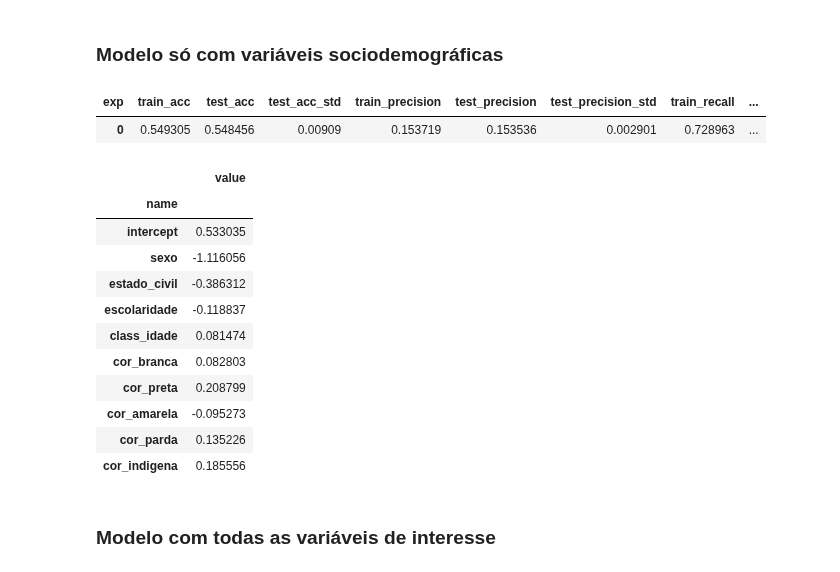
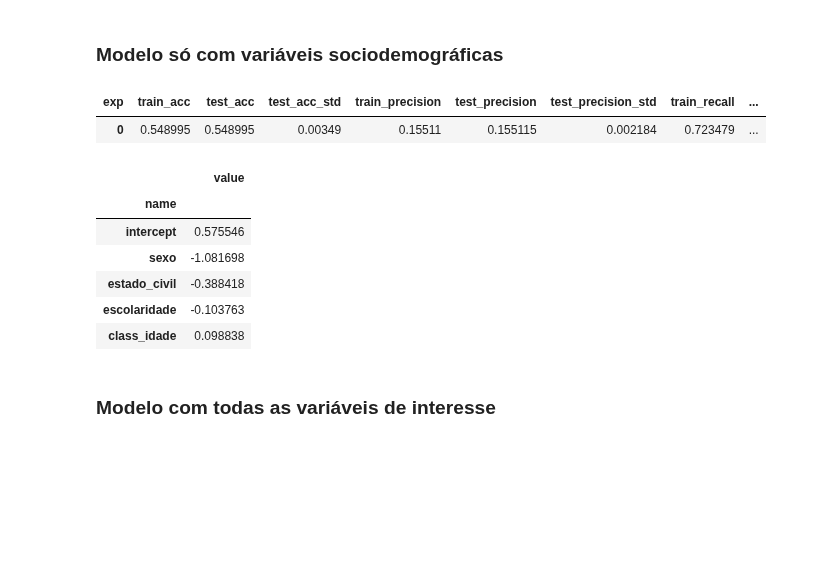
Before and after one commit to datasci4health/projects2023, a Jupyter notebook: DAGroup/notebooks/pns_depression_models.ipynb, the cells around one changed output. Drawn from its saved outputs; the diff is of its cells as text; code cells hidden in the pictures; blank space fills up the shorter version.

```diff
--- a/DAGroup/notebooks/pns_depression_models.ipynb
+++ b/DAGroup/notebooks/pns_depression_models.ipynb
@@ -105,7 +105,7 @@ df['class_imc'] = df.apply(classify_imc, axis=1)
 
 def classify_idade(row):
     value = row['idade']
-    if  20 <= value <= 29:
+    if  18 <= value <= 29:
         return 1
     elif value <= 39:
         return 2
@@ -148,7 +148,7 @@ df = df[df['P005'] != 1.0] #Retirando as grávidas da análise
 df['obesidade'] = np.where(df['class_imc'].isna(), np.nan, np.where(df['class_imc'] >= 4, 1, 0))
 
 # Limitação da análise por idades que se adequam ao PHQ9 baseado no artigo 'Food consumption and depression among Brazilian adults: results from the Brazilian National Health Survey, 2013'
-df = df[(df['idade'] >= 20) & (df['idade'] <= 59)]
+df = df[(df['idade'] >= 18) & (df['idade'] <= 59)]
 # %% [output]
 A value is trying to be set on a copy of a slice from a DataFrame.
 Try using .loc[row_indexer,col_indexer] = value instead
@@ -160,6 +160,19 @@ Try using .loc[row_indexer,col_indexer] = value instead
 
 See the caveats in the documentation: https://pandas.pydata.org/pandas-docs/stable/user_guide/indexing.html#returning-a-view-versus-a-copy
   df_upf['qst_upf'] = (df_upf == 1.0).sum(axis=1)
+# %%
+regiao_mapping = {
+    'Norte': [11, 12, 13, 14, 15, 16, 17],
+    'Nordeste': [21, 22, 23, 24, 25, 26, 27, 28, 29],
+    'Sudeste': [31, 32, 33, 35],
+    'Sul': [41, 42, 43],
+    'Centro-Oeste': [50, 51, 52, 53]
+}
+
+for regiao, estados in regiao_mapping.items():
+    df[regiao] = df['uf'].apply(lambda x: int(x in estados))
+# %%
+df['class_renda'] = np.where(df['renda_pc'].isin([4.0, 5.0, 6.0, 7.0]), 1, np.where(df['renda_pc'].isin([1.0, 2.0, 3.0]), 0, np.nan))
 # %%
 df['depression'].value_counts()
 # %% [output]
@@ -381,35 +389,30 @@ df_importances_all = append_df_importances(df_importances_all, df_importances, '
 # %% [markdown]
 ### Modelo só com variáveis sociodemográficas
 # %%
-df_total = df_train_total[['sexo', 'estado_civil', 'escolaridade', 'class_idade', 'cor_branca', 'cor_preta', 'cor_amarela', 'cor_parda', 'cor_indigena', 'depression']].dropna()
+df_total = df_train_total[['sexo', 'estado_civil', 'escolaridade', 'class_idade', 'depression']].dropna()
 X = df_total.drop('depression', axis=1)
 y = df_total['depression']
 
 model = LogisticRegression(max_iter=1000, class_weight='balanced', random_state=42)
 
 model, df_metrics = run_model_dep_classification(model, X, y)
 df_importances = create_df_importances(X.columns, model.coef_[0], model.intercept_[0])
 
 display(df_metrics)
 display(df_importances)
 
 df_metrics_all = append_df_metrics(df_metrics_all, df_metrics, 'log_apenas_sociodemo')
 df_importances_all = append_df_importances(df_importances_all, df_importances, 'log_apenas_sociodemo')
 # %% [output]
 | exp | train_acc | test_acc | test_acc_std | train_precision | test_precision | test_precision_std | train_recall | ... |
-| 0 | 0.549305 | 0.548456 | 0.00909 | 0.153719 | 0.153536 | 0.002901 | 0.728963 | ... |
+| 0 | 0.548995 | 0.548995 | 0.00349 | 0.15511 | 0.155115 | 0.002184 | 0.723479 | ... |
 |  | value |
 | name |  |
-| intercept | 0.533035 |
-| sexo | -1.116056 |
-| estado_civil | -0.386312 |
-| escolaridade | -0.118837 |
-| class_idade | 0.081474 |
-| cor_branca | 0.082803 |
-| cor_preta | 0.208799 |
-| cor_amarela | -0.095273 |
-| cor_parda | 0.135226 |
-| cor_indigena | 0.185556 |
+| intercept | 0.575546 |
+| sexo | -1.081698 |
+| estado_civil | -0.388418 |
+| escolaridade | -0.103763 |
+| class_idade | 0.098838 |
 # %% [markdown]
 ### Modelo com todas as variáveis de interesse
 # %% [markdown]
```
Also changed, not shown: parts of 4 cells of this notebook.
